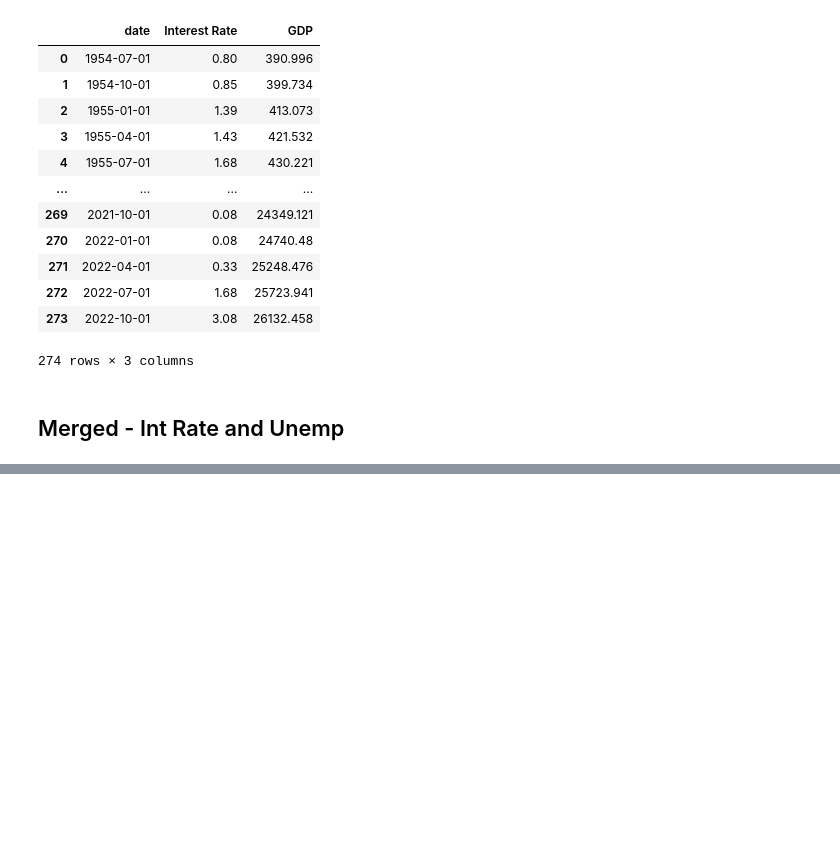
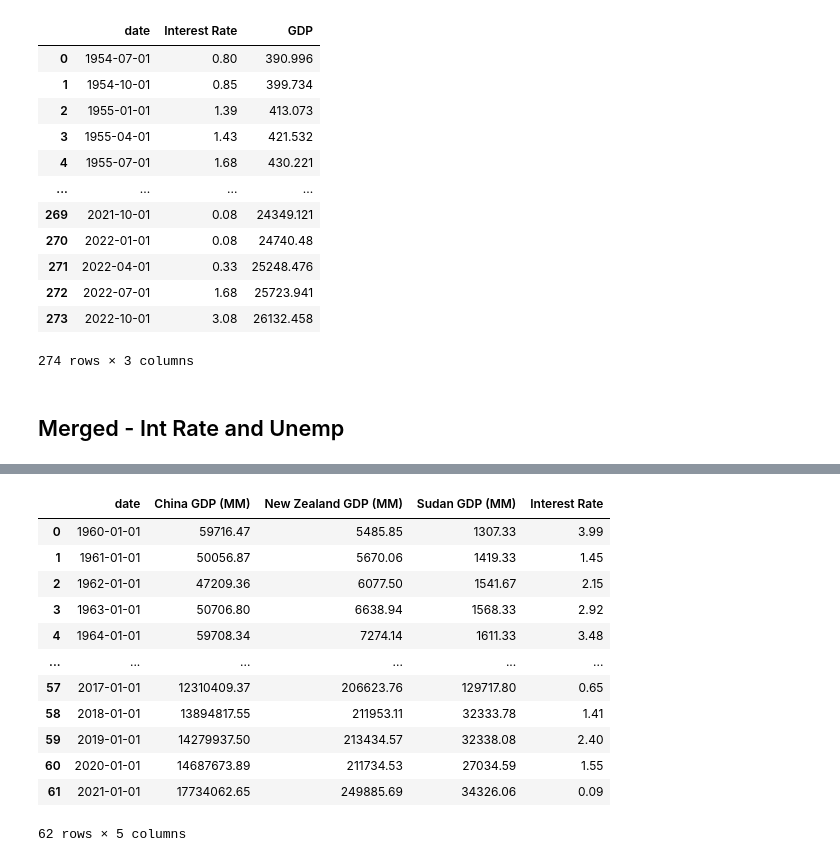
Before and after one commit to Lionta/Project-1, a Jupyter notebook: FRED_data_merged.ipynb, the cells around one changed output, grey strips where cells are left out. Saved outputs shown, nothing was run; the diff lists cells and outputs as text; code cells hidden in the pictures; blank space fills up the shorter version.

Commit message:
added other countries gdps to code

```diff
--- a/FRED_data_merged.ipynb
+++ b/FRED_data_merged.ipynb
@@ -182,0 +236,4 @@ merged_int_unemp_df
+# %%
+sudan_gdp_df = pd.DataFrame(sudan_gdp_response["observations"])
+sudan_gdp_df = sudan_gdp_df[["date", "value"]]
+sudan_gdp_df.rename(columns={"value": "Sudan GDP"})
@@ -182,0 +254,3 @@ merged_int_unemp_df
+# %%
+merged_1_df = pd.merge(china_gdp_df, nz_gdp_df, on="date", how="inner")
+merged_1_df.head()
@@ -182,0 +264,8 @@ merged_int_unemp_df
+# %%
+merged_countries_df = pd.merge(merged_1_df, sudan_gdp_df, on="date", how="inner")
+merged_countries_df = merged_countries_df.rename(columns={"value_x": "China GDP (MM)",
+                                                         "value_y": "New Zealand GDP (MM)",
+                                                         "value": "Sudan GDP (MM)"})
+merged_countries_df["China GDP (MM)"] = pd.to_numeric(merged_countries_df["China GDP (MM)"],errors="coerce")
+merged_countries_df["New Zealand GDP (MM)"] = pd.to_numeric(merged_countries_df["New Zealand GDP (MM)"],errors="coerce")
+merged_countries_df["Sudan GDP (MM)"] = pd.to_numeric(merged_countries_df["Sudan GDP (MM)"],errors="coerce")
@@ -182,0 +288,5 @@ merged_int_unemp_df
+# %%
+merged_countries_df["China GDP (MM)"] = round(merged_countries_df["China GDP (MM)"]/1000000,2)
+merged_countries_df["New Zealand GDP (MM)"] = round(merged_countries_df["New Zealand GDP (MM)"] / 1000000,2)
+merged_countries_df["Sudan GDP (MM)"] = round(merged_countries_df["Sudan GDP (MM)"] / 1000000,2)
+merged_countries_df.head()
@@ -182,0 +300,18 @@ merged_int_unemp_df
+# %%
+countries_int = pd.merge(merged_countries_df,int_rate_df,on="date",how="left")
+countries_int = countries_int.rename(columns={"value": "Interest Rate"})
+countries_int
+# %% [output]
+|  | date | China GDP (MM) | New Zealand GDP (MM) | Sudan GDP (MM) | Interest Rate |
+| 0 | 1960-01-01 | 59716.47 | 5485.85 | 1307.33 | 3.99 |
+| 1 | 1961-01-01 | 50056.87 | 5670.06 | 1419.33 | 1.45 |
+| 2 | 1962-01-01 | 47209.36 | 6077.50 | 1541.67 | 2.15 |
+| 3 | 1963-01-01 | 50706.80 | 6638.94 | 1568.33 | 2.92 |
+| 4 | 1964-01-01 | 59708.34 | 7274.14 | 1611.33 | 3.48 |
+| ... | ... | ... | ... | ... | ... |
+| 57 | 2017-01-01 | 12310409.37 | 206623.76 | 129717.80 | 0.65 |
+| 58 | 2018-01-01 | 13894817.55 | 211953.11 | 32333.78 | 1.41 |
+| 59 | 2019-01-01 | 14279937.50 | 213434.57 | 32338.08 | 2.40 |
+| 60 | 2020-01-01 | 14687673.89 | 211734.53 | 27034.59 | 1.55 |
+| 61 | 2021-01-01 | 17734062.65 | 249885.69 | 34326.06 | 0.09 |
+62 rows × 5 columns
```
Also changed, not shown: parts of 11 cells of this notebook, 6 other files.
